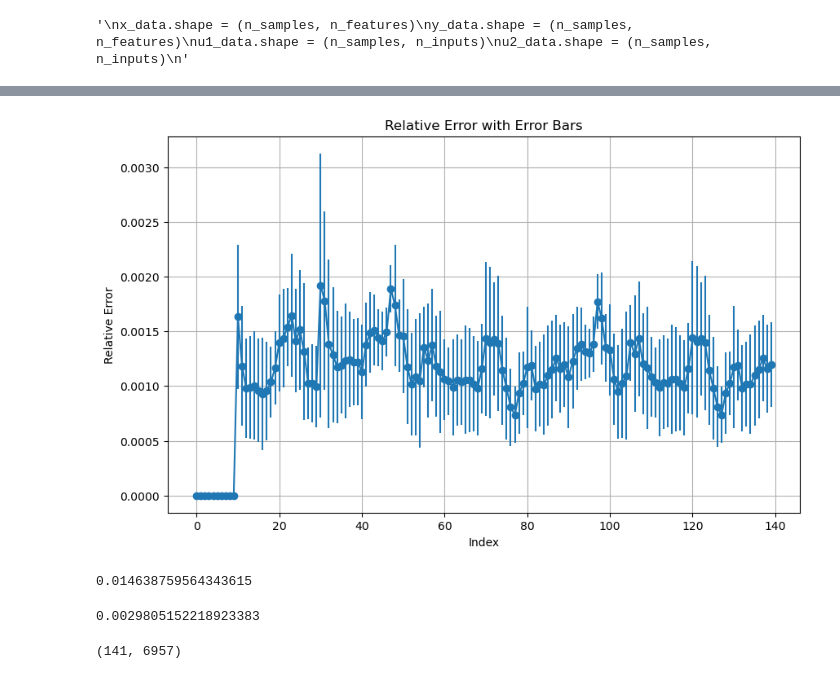
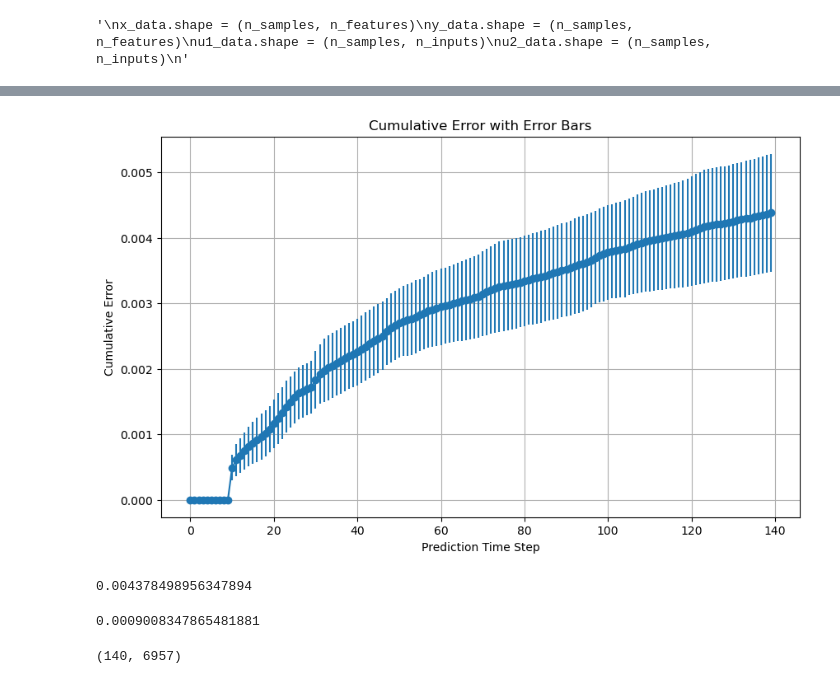
Before and after one commit to Shiqi-Wu/model_combination_Argos, a Jupyter notebook: gan_transformer/test_v2_10.ipynb, the cells around one changed output, grey strips where cells are left out. Saved outputs shown, nothing was run; the diff lists cells and outputs as text; code cells hidden in the pictures.

Commit message:
plots

```diff
--- a/gan_transformer/test_v2_10.ipynb
+++ b/gan_transformer/test_v2_10.ipynb
@@ -70,5 +70,5 @@ print(ratio)
 # %%
-window_size = 150
+window_size = 140
 
 # Data preparation
 x_dataset = []
@@ -156,38 +128,38 @@ array([[-0.09979775, -0.01045759,  0.00194471, ...,  0.00331707,
 # %%
 errors = [y_data_pred_50traj_10predict[i] - x_dataset[i][:(steps * predict_num), :] for i in range(len(y_data_pred_50traj_10predict))]
 
-error_norms = [np.linalg.norm(errors[i], axis=1) for i in range(len(errors))]
+cumulative_error_norms = [np.array([np.linalg.norm(errors[i][:j+1,:]) for j in range(errors[i].shape[0])]) for i in range(len(errors))]
 
-data_norms = [np.linalg.norm(x_dataset[i][:steps, :]) for i in range(len(x_dataset))]
+data_norms = [np.linalg.norm(x_dataset[i]) for i in range(len(x_dataset))]
 
-relative_errors = [error_norms[i] / data_norms[i] for i in range(len(errors))]
+relative_errors = [cumulative_error_norms[i] / data_norms[i] for i in range(len(cumulative_error_norms))]
 # %%
 mean_relative_errors = np.mean(relative_errors, axis=0)
 std_relative_errors = np.std(relative_errors, axis=0)
 # %%
 # Plot the relative error with error bars
 plt.figure(figsize=(10, 6))
 plt.errorbar(range(steps * predict_num), mean_relative_errors, yerr=std_relative_errors, fmt='-o')
-plt.xlabel('Index')
-plt.ylabel('Relative Error')
-plt.title('Relative Error with Error Bars')
+plt.xlabel('Prediction Time Step')
+plt.ylabel('Cumulative Error')
+plt.title('Cumulative Error with Error Bars')
 plt.grid(True)
 plt.show()
 # %% [output]
-[figure, old version]
+[figure, new version]
 # %%
 domain_error_norms = [np.linalg.norm(errors[i]) for i in range(len(x_dataset))]
 domain_relative_error = [domain_error_norms[i]/data_norms[i] for i in range(len(domain_error_norms))]
 # %%
 np.mean(domain_relative_error)
 # %% [output]
-0.014638759564343615
+0.004378498956347894
 # %%
 np.std(domain_relative_error)
 # %% [output]
-0.0029805152218923383
+0.0009008347865481881
 # %%
 x_dataset[0].shape
 # %% [output]
-(141, 6957)
+(140, 6957)
 # %%
```
Also changed, not shown: parts of 13 cells of this notebook, 8 other files.
